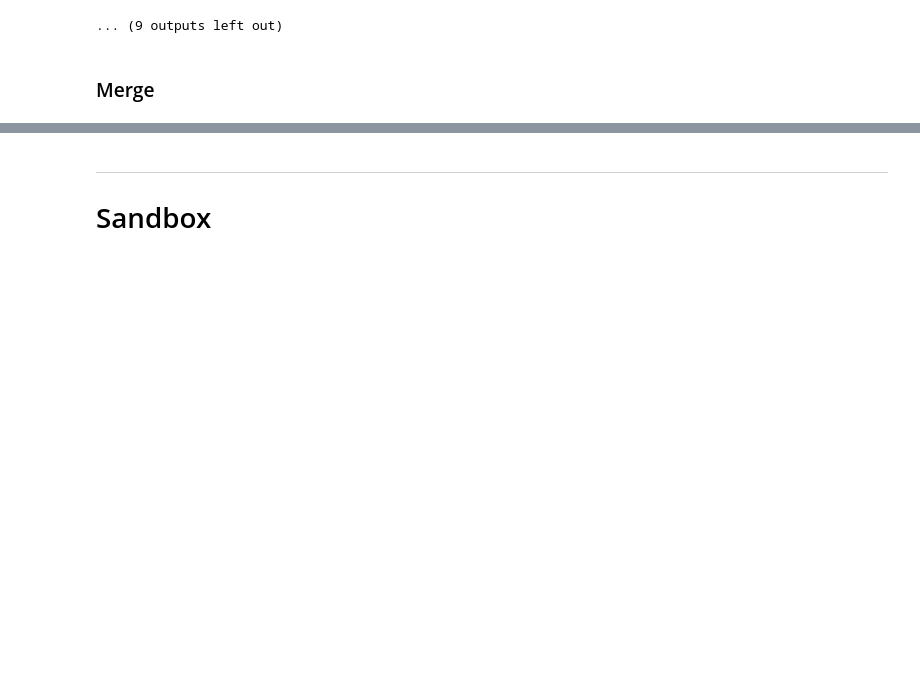
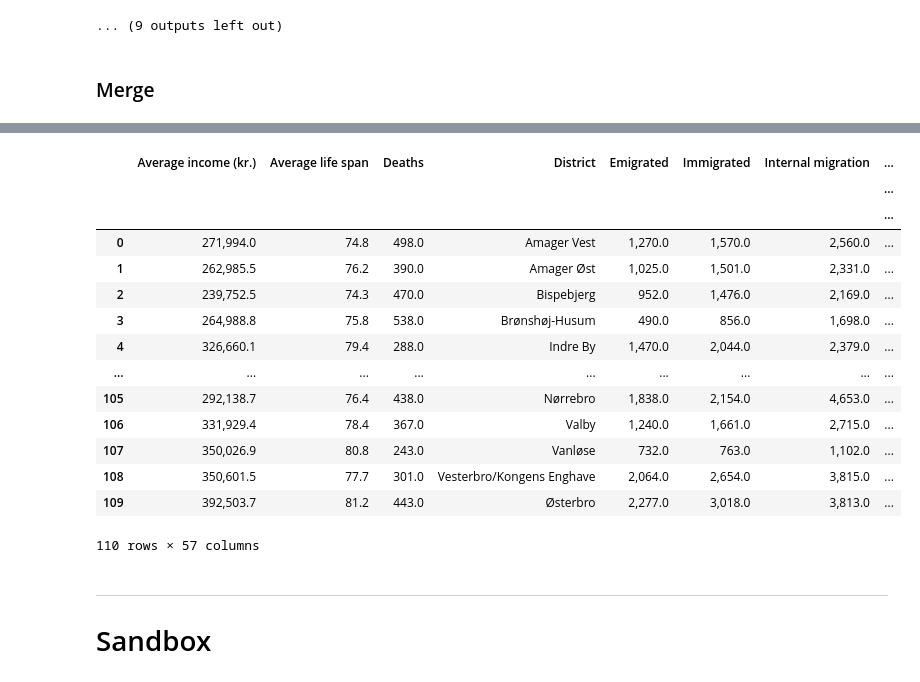
Before and after one commit to wojciechdk/social_data_analysis_and_visualization_final_project, a Jupyter notebook: basic_stats.ipynb, the cells around one changed output, grey strips where cells are left out. Saved outputs shown, nothing was run; the diff lists cells and outputs as text; code cells hidden in the pictures; blank space fills up the shorter version.

```diff
--- a/basic_stats.ipynb
+++ b/basic_stats.ipynb
@@ -1677,6 +1779,27 @@ display(pd.DataFrame(df_superset['District'].unique()))
 | 7 | Vanløse |
 | 8 | Vesterbro/Kongens Enghave |
 | 9 | Østerbro |
+# %%
+# a = df_superset.copy()
+# a = a.columns.to_list()
+
+display(df_superset.sort_index(axis=1))
+# %% [output]
+|  | Average income (kr.) | Average life span | Deaths | District | Emigrated | Immigrated | Internal migration | ... |
+|  |  |  |  |  |  |  |  | ... |
+|  |  |  |  |  |  |  |  | ... |
+| 0 | 271,994.0 | 74.8 | 498.0 | Amager Vest | 1,270.0 | 1,570.0 | 2,560.0 | ... |
+| 1 | 262,985.5 | 76.2 | 390.0 | Amager Øst | 1,025.0 | 1,501.0 | 2,331.0 | ... |
+| 2 | 239,752.5 | 74.3 | 470.0 | Bispebjerg | 952.0 | 1,476.0 | 2,169.0 | ... |
+| 3 | 264,988.8 | 75.8 | 538.0 | Brønshøj-Husum | 490.0 | 856.0 | 1,698.0 | ... |
+| 4 | 326,660.1 | 79.4 | 288.0 | Indre By | 1,470.0 | 2,044.0 | 2,379.0 | ... |
+| ... | ... | ... | ... | ... | ... | ... | ... | ... |
+| 105 | 292,138.7 | 76.4 | 438.0 | Nørrebro | 1,838.0 | 2,154.0 | 4,653.0 | ... |
+| 106 | 331,929.4 | 78.4 | 367.0 | Valby | 1,240.0 | 1,661.0 | 2,715.0 | ... |
+| 107 | 350,026.9 | 80.8 | 243.0 | Vanløse | 732.0 | 763.0 | 1,102.0 | ... |
+| 108 | 350,601.5 | 77.7 | 301.0 | Vesterbro/Kongens Enghave | 2,064.0 | 2,654.0 | 3,815.0 | ... |
+| 109 | 392,503.7 | 81.2 | 443.0 | Østerbro | 2,277.0 | 3,018.0 | 3,813.0 | ... |
+110 rows × 57 columns
 # %% [markdown]
 <hr style="border:2px solid black"> </hr>
 
```
Also changed, not shown: parts of 10 cells of this notebook.
